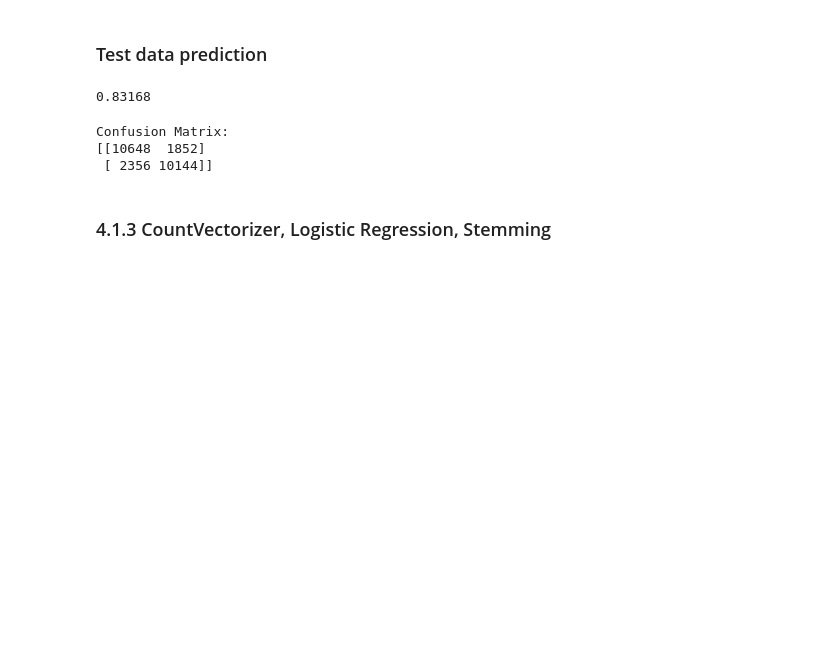
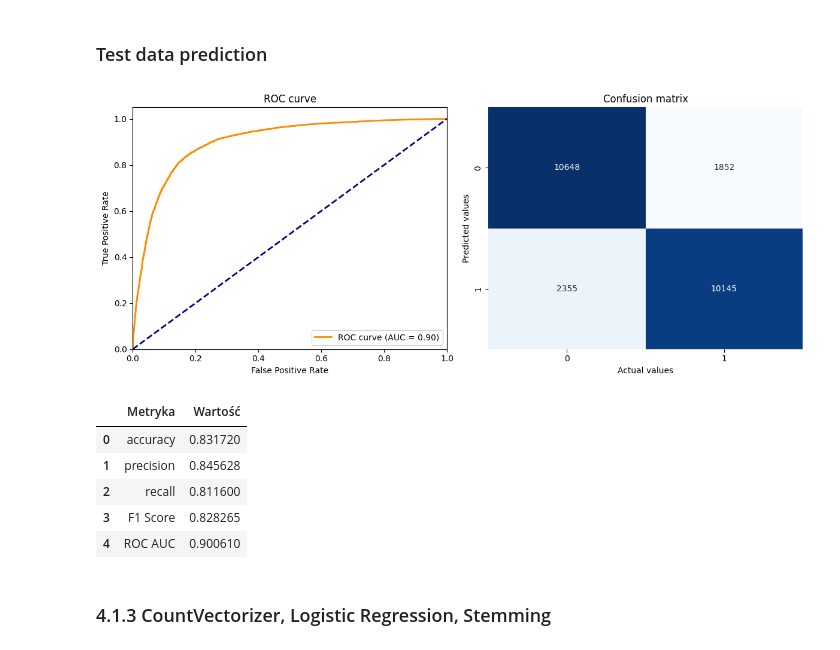
Before and after one commit to KonradKaczmarek79/sentiment_analysis_on_movie_reviews, a Jupyter notebook: Sentiment_analysis_on_movie_reviews_main.ipynb, the cells around one changed output. Cells and saved outputs as stored; diff of their text form; code cells hidden in the pictures; blank space fills up the shorter version.

```diff
--- a/Sentiment_analysis_on_movie_reviews_main.ipynb
+++ b/Sentiment_analysis_on_movie_reviews_main.ipynb
@@ -875,25 +910,16 @@ with open(output_file, 'wb') as f:
     pickle.dump(reviews_test_lemma_stemm, f)
 # %% [markdown]
 ### Test data prediction
-# %%
-# test data prediction
-y_pred = pipeline.predict(reviews_test_lemma_stemm)
-
-
-accuracy_score(y_test, y_pred)
-# %% [output]
-0.83168
 # %%
-from sklearn.metrics import confusion_matrix
-
-conf_matrix = confusion_matrix(y_test, y_pred)
-
-print("Confusion Matrix:")
-print(conf_matrix)
+smp.evaluate_model(pipeline, reviews_test_lemma_stemm, y_test)
 # %% [output]
-Confusion Matrix:
-[[10648  1852]
- [ 2356 10144]]
+[figure, added]
+|  | Metryka | Wartość |
+| 0 | accuracy | 0.831720 |
+| 1 | precision | 0.845628 |
+| 2 | recall | 0.811600 |
+| 3 | F1 Score | 0.828265 |
+| 4 | ROC AUC | 0.900610 |
 # %% [markdown]
 ### 4.1.3 CountVectorizer, Logistic Regression, Stemming
 # %%
```
Also changed, not shown: parts of 38 cells of this notebook, 13 other files.
